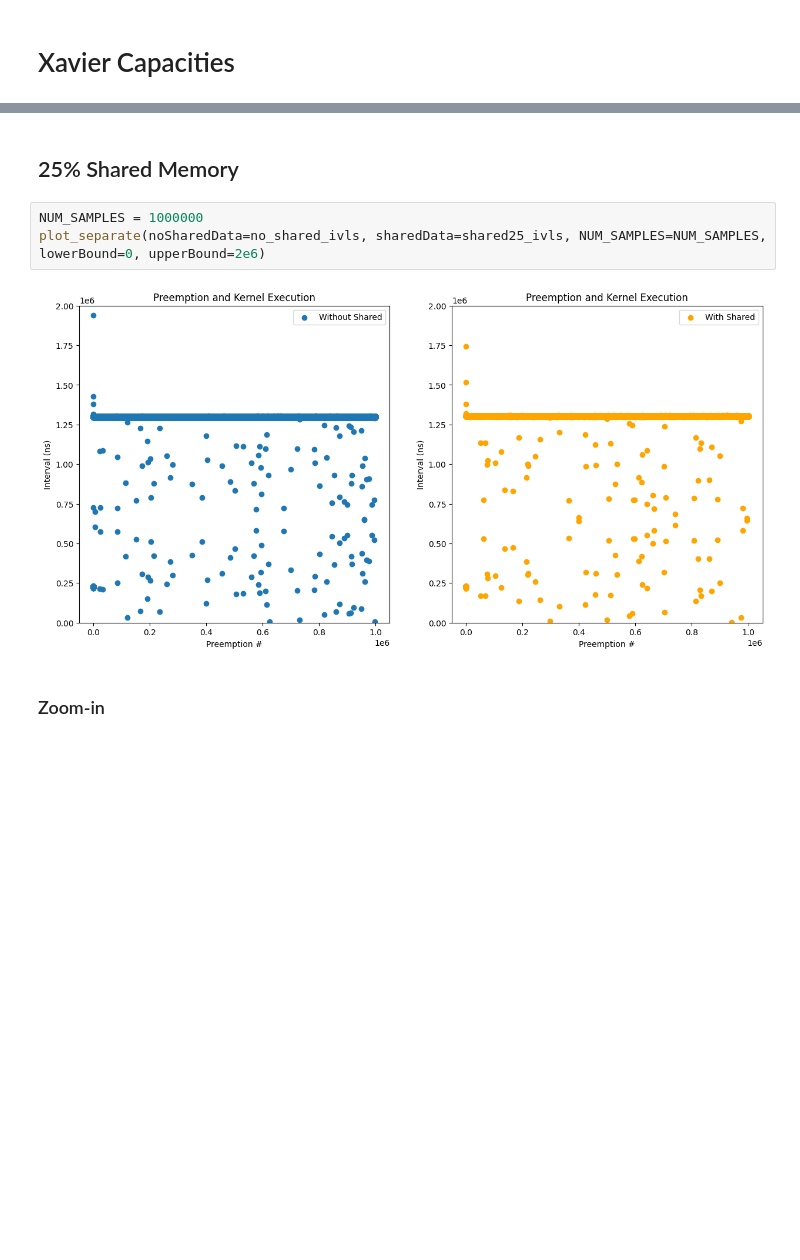
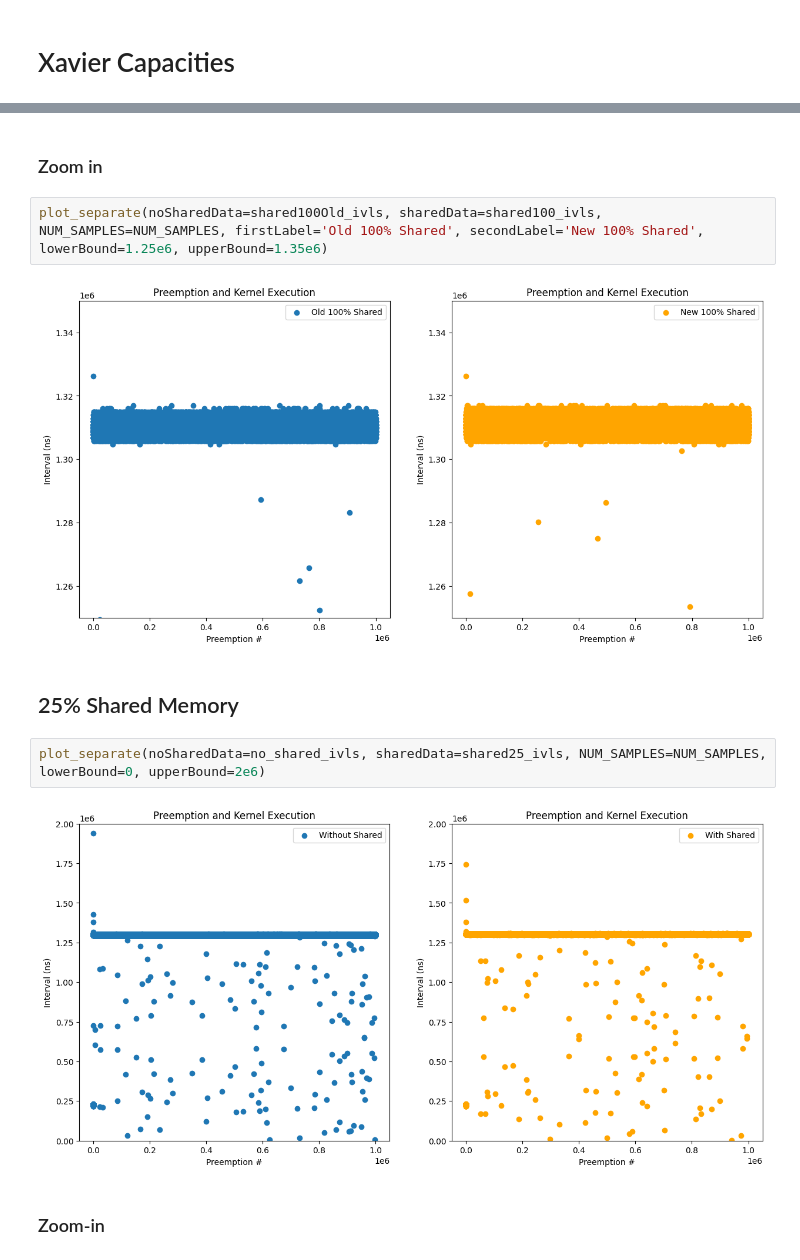
Before and after one commit to alexngUNC/GPU-research, a Jupyter notebook: Preemptions/Xavier/Analysis/xavierCapacity.ipynb, the cells around one changed output, grey strips where cells are left out. Cells and saved outputs as stored; diff of their text form; blank space fills up the shorter version.

```diff
--- a/Preemptions/Xavier/Analysis/xavierCapacity.ipynb
+++ b/Preemptions/Xavier/Analysis/xavierCapacity.ipynb
@@ -24,7 +32,12 @@ Intel MKL WARNING: Support of Intel(R) Streaming SIMD Extensions 4.2 (Intel(R) S
+# %% [markdown]
+### Zoom in
+# %%
+plot_separate(noSharedData=shared100Old_ivls, sharedData=shared100_ivls, NUM_SAMPLES=NUM_SAMPLES, firstLabel='Old 100% Shared', secondLabel='New 100% Shared', lowerBound=1.25e6, upperBound=1.35e6)
+# %% [output]
+[figure, added]
 # %% [markdown]
 ## 25% Shared Memory
 # %%
-NUM_SAMPLES = 1000000
 plot_separate(noSharedData=no_shared_ivls, sharedData=shared25_ivls, NUM_SAMPLES=NUM_SAMPLES, lowerBound=0, upperBound=2e6)
 # %% [output]
 [figure]
```
Also changed, not shown: parts of 8 cells of this notebook.
